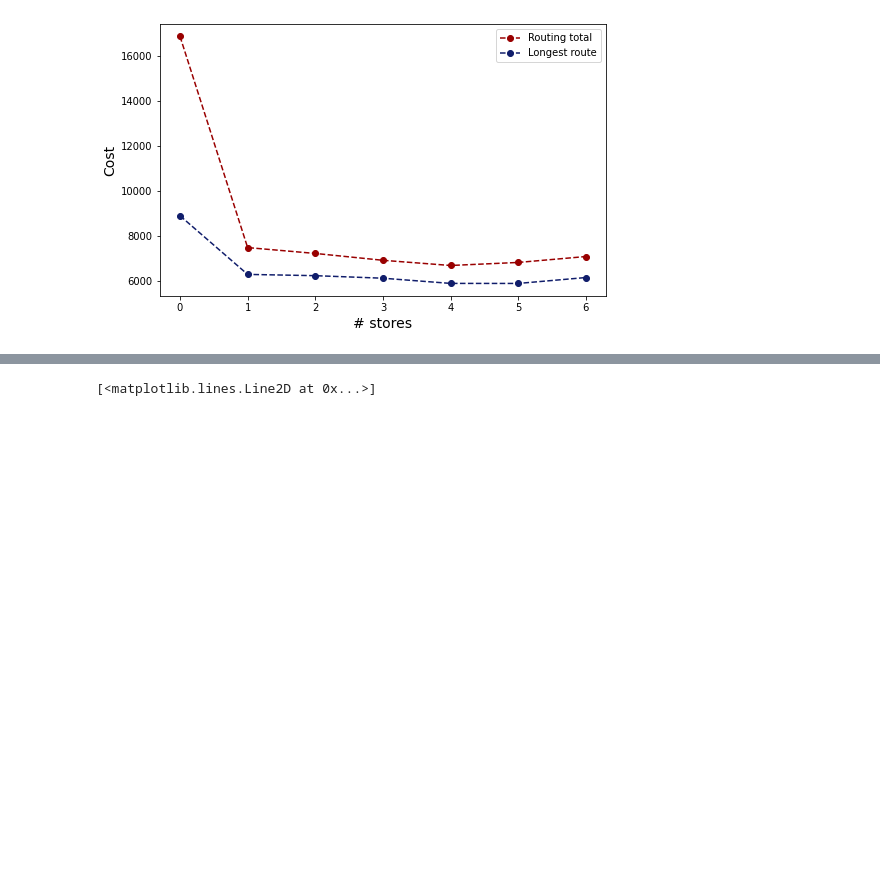
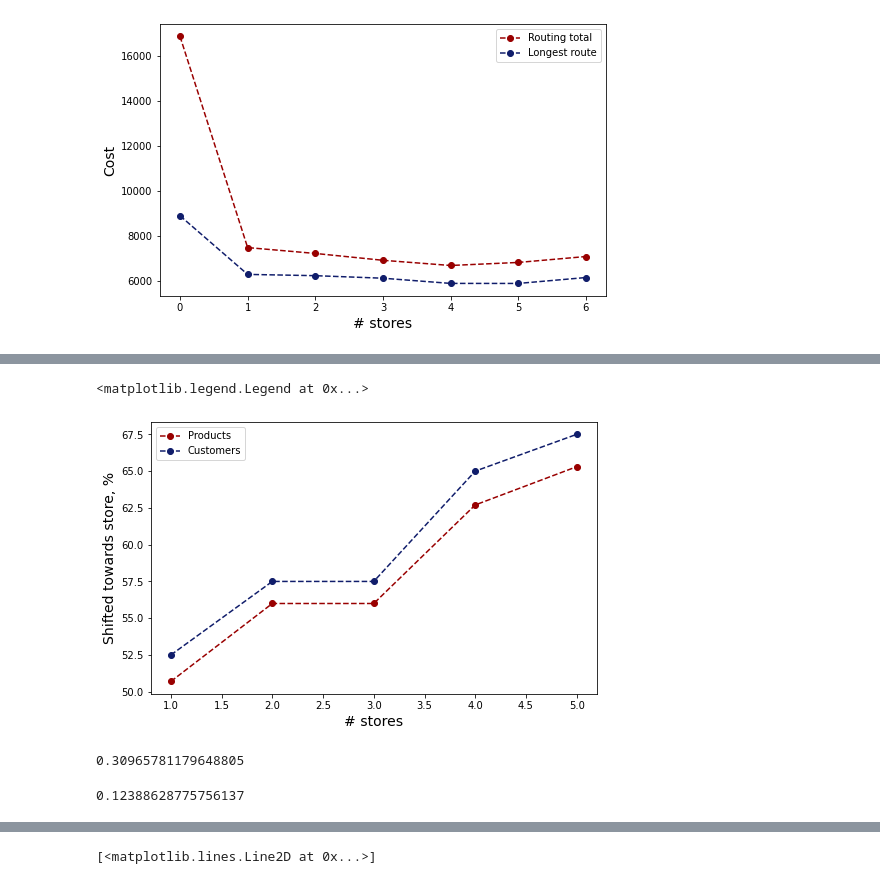
Before and after one commit to riabova/bilevel_pricing, a Jupyter notebook: code/python/plots.ipynb, the cells around one changed output, grey strips where cells are left out. Cells and saved outputs as stored; diff of their text form; code cells hidden in the pictures; blank space fills up the shorter version.

```diff
--- a/code/python/plots.ipynb
+++ b/code/python/plots.ipynb
@@ -96,0 +145,14 @@ plt.legend()
+# %%
+pprods = [50.7, 56, 56, 62.7, 65.3]
+pcusts = [52.5, 57.5, 57.5, 65, 67.5]
+pcustfull = [52.5, 57.5, 57.5, 65, 67.5]
+# %%
+fig,ax = plt.subplots(figsize=(8, 5))
+plt.plot(range(1, 6), pprods, linestyle="--", marker="o", color="#990000", label="Products")
+plt.plot(range(1, 6), pcusts, linestyle="--", marker="o", color="#101D6B", label="Customers")
+plt.ylabel("Shifted towards store, %", fontsize=14)
+plt.xlabel("# stores", fontsize=14)
+plt.legend()
+# %% [output]
+<matplotlib.legend.Legend at 0x...>
+[figure, added]
@@ -96,0 +162,8 @@ plt.legend()
+# %%
+(8884 - 6133)/8884
+# %% [output]
+0.30965781179648805
+# %%
+(16873/3 - 7068/2)/16873
+# %% [output]
+0.12388628775756137
```
Also changed, not shown: parts of 8 cells of this notebook, 2 other files.
